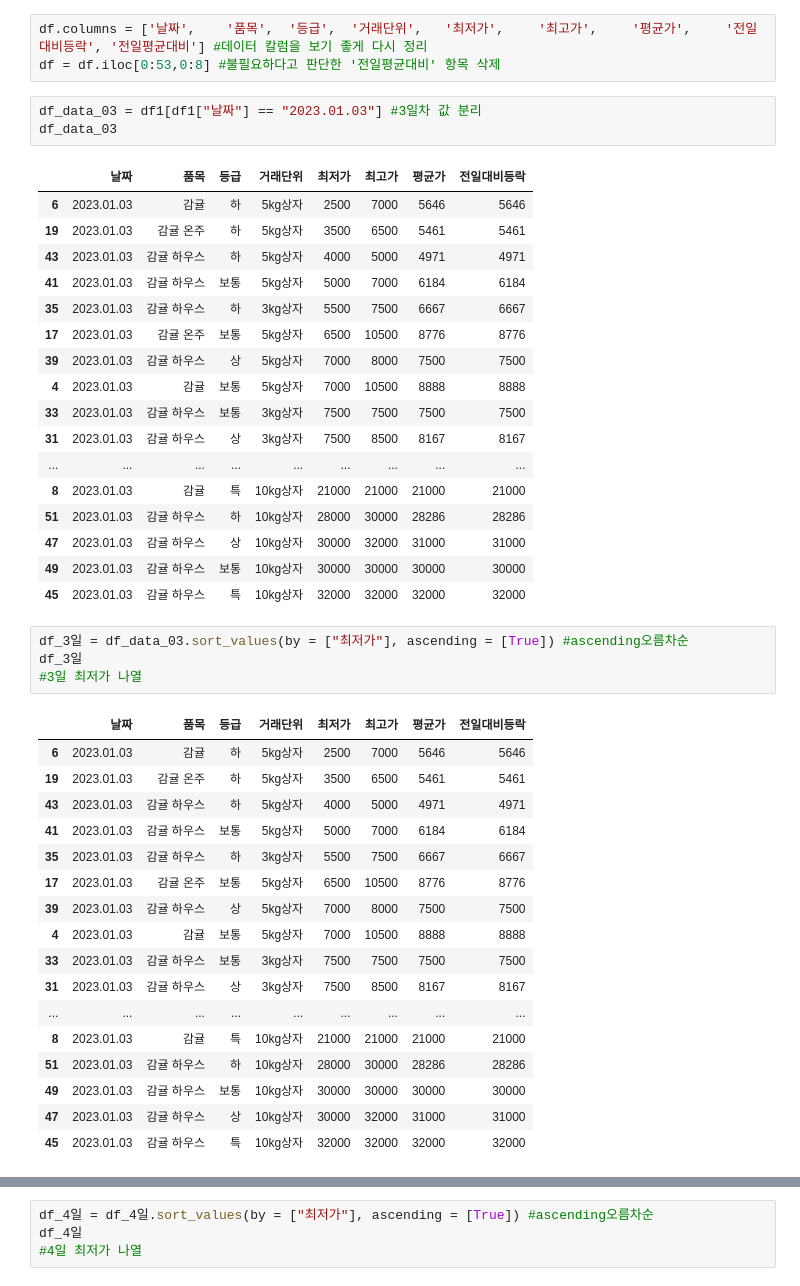
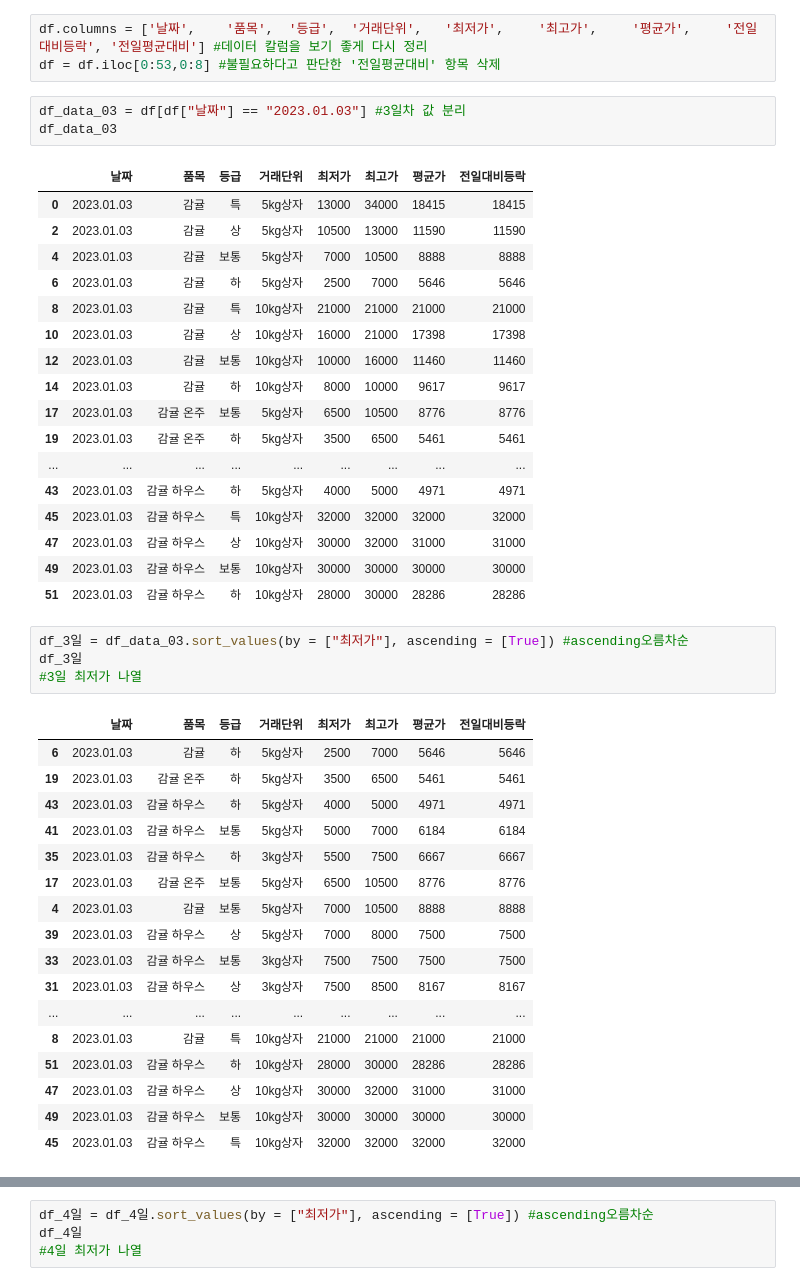
Before and after one commit to youngcheolman/youngcheol-Park, a Jupyter notebook: Untitled5.ipynb, the cells around one changed output, grey strips where cells are left out. Cells and saved outputs as stored; diff of their text form.

```diff
--- a/Untitled5.ipynb
+++ b/Untitled5.ipynb
@@ -16,26 +16,26 @@ df = df.dropna(axis=1) # none 값 삭제
 df.columns = ['날짜',	'품목',	'등급',	'거래단위',	'최저가',	'최고가',	'평균가',	'전일대비등락', '전일평균대비'] #데이터 칼럼을 보기 좋게 다시 정리
 df = df.iloc[0:53,0:8] #불필요하다고 판단한 '전일평균대비' 항목 삭제
 # %%
-df_data_03 = df1[df1["날짜"] == "2023.01.03"] #3일차 값 분리
+df_data_03 = df[df["날짜"] == "2023.01.03"] #3일차 값 분리
 df_data_03
 # %% [output]
 |  | 날짜 | 품목 | 등급 | 거래단위 | 최저가 | 최고가 | 평균가 | 전일대비등락 |
+| 0 | 2023.01.03 | 감귤 | 특 | 5kg상자 | 13000 | 34000 | 18415 | 18415 |
+| 2 | 2023.01.03 | 감귤 | 상 | 5kg상자 | 10500 | 13000 | 11590 | 11590 |
+| 4 | 2023.01.03 | 감귤 | 보통 | 5kg상자 | 7000 | 10500 | 8888 | 8888 |
 | 6 | 2023.01.03 | 감귤 | 하 | 5kg상자 | 2500 | 7000 | 5646 | 5646 |
+| 8 | 2023.01.03 | 감귤 | 특 | 10kg상자 | 21000 | 21000 | 21000 | 21000 |
+| 10 | 2023.01.03 | 감귤 | 상 | 10kg상자 | 16000 | 21000 | 17398 | 17398 |
+| 12 | 2023.01.03 | 감귤 | 보통 | 10kg상자 | 10000 | 16000 | 11460 | 11460 |
+| 14 | 2023.01.03 | 감귤 | 하 | 10kg상자 | 8000 | 10000 | 9617 | 9617 |
+| 17 | 2023.01.03 | 감귤 온주 | 보통 | 5kg상자 | 6500 | 10500 | 8776 | 8776 |
 | 19 | 2023.01.03 | 감귤 온주 | 하 | 5kg상자 | 3500 | 6500 | 5461 | 5461 |
+| ... | ... | ... | ... | ... | ... | ... | ... | ... |
 | 43 | 2023.01.03 | 감귤 하우스 | 하 | 5kg상자 | 4000 | 5000 | 4971 | 4971 |
-| 41 | 2023.01.03 | 감귤 하우스 | 보통 | 5kg상자 | 5000 | 7000 | 6184 | 6184 |
-| 35 | 2023.01.03 | 감귤 하우스 | 하 | 3kg상자 | 5500 | 7500 | 6667 | 6667 |
-| 17 | 2023.01.03 | 감귤 온주 | 보통 | 5kg상자 | 6500 | 10500 | 8776 | 8776 |
-| 39 | 2023.01.03 | 감귤 하우스 | 상 | 5kg상자 | 7000 | 8000 | 7500 | 7500 |
-| 4 | 2023.01.03 | 감귤 | 보통 | 5kg상자 | 7000 | 10500 | 8888 | 8888 |
-| 33 | 2023.01.03 | 감귤 하우스 | 보통 | 3kg상자 | 7500 | 7500 | 7500 | 7500 |
-| 31 | 2023.01.03 | 감귤 하우스 | 상 | 3kg상자 | 7500 | 8500 | 8167 | 8167 |
-| ... | ... | ... | ... | ... | ... | ... | ... | ... |
-| 8 | 2023.01.03 | 감귤 | 특 | 10kg상자 | 21000 | 21000 | 21000 | 21000 |
-| 51 | 2023.01.03 | 감귤 하우스 | 하 | 10kg상자 | 28000 | 30000 | 28286 | 28286 |
+| 45 | 2023.01.03 | 감귤 하우스 | 특 | 10kg상자 | 32000 | 32000 | 32000 | 32000 |
 | 47 | 2023.01.03 | 감귤 하우스 | 상 | 10kg상자 | 30000 | 32000 | 31000 | 31000 |
 | 49 | 2023.01.03 | 감귤 하우스 | 보통 | 10kg상자 | 30000 | 30000 | 30000 | 30000 |
-| 45 | 2023.01.03 | 감귤 하우스 | 특 | 10kg상자 | 32000 | 32000 | 32000 | 32000 |
+| 51 | 2023.01.03 | 감귤 하우스 | 하 | 10kg상자 | 28000 | 30000 | 28286 | 28286 |
 # %%
 df_3일 = df_data_03.sort_values(by = ["최저가"], ascending = [True]) #ascending오름차순
 df_3일
@@ -48,13 +48,13 @@ df_3일
 | 41 | 2023.01.03 | 감귤 하우스 | 보통 | 5kg상자 | 5000 | 7000 | 6184 | 6184 |
 | 35 | 2023.01.03 | 감귤 하우스 | 하 | 3kg상자 | 5500 | 7500 | 6667 | 6667 |
 | 17 | 2023.01.03 | 감귤 온주 | 보통 | 5kg상자 | 6500 | 10500 | 8776 | 8776 |
+| 4 | 2023.01.03 | 감귤 | 보통 | 5kg상자 | 7000 | 10500 | 8888 | 8888 |
 | 39 | 2023.01.03 | 감귤 하우스 | 상 | 5kg상자 | 7000 | 8000 | 7500 | 7500 |
-| 4 | 2023.01.03 | 감귤 | 보통 | 5kg상자 | 7000 | 10500 | 8888 | 8888 |
 | 33 | 2023.01.03 | 감귤 하우스 | 보통 | 3kg상자 | 7500 | 7500 | 7500 | 7500 |
 | 31 | 2023.01.03 | 감귤 하우스 | 상 | 3kg상자 | 7500 | 8500 | 8167 | 8167 |
 | ... | ... | ... | ... | ... | ... | ... | ... | ... |
 | 8 | 2023.01.03 | 감귤 | 특 | 10kg상자 | 21000 | 21000 | 21000 | 21000 |
 | 51 | 2023.01.03 | 감귤 하우스 | 하 | 10kg상자 | 28000 | 30000 | 28286 | 28286 |
+| 47 | 2023.01.03 | 감귤 하우스 | 상 | 10kg상자 | 30000 | 32000 | 31000 | 31000 |
 | 49 | 2023.01.03 | 감귤 하우스 | 보통 | 10kg상자 | 30000 | 30000 | 30000 | 30000 |
-| 47 | 2023.01.03 | 감귤 하우스 | 상 | 10kg상자 | 30000 | 32000 | 31000 | 31000 |
 | 45 | 2023.01.03 | 감귤 하우스 | 특 | 10kg상자 | 32000 | 32000 | 32000 | 32000 |
```
Also changed, not shown: parts of 7 cells of this notebook.
